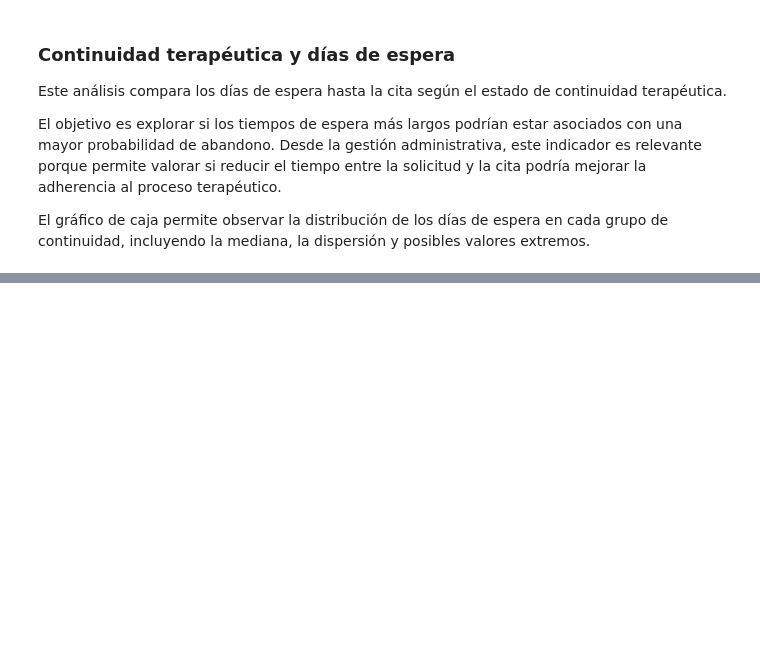
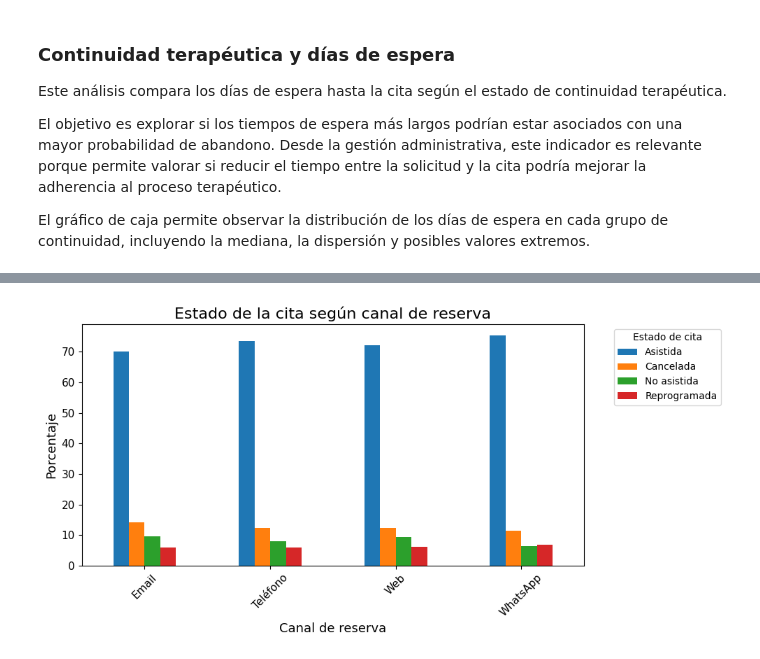
Before and after one commit to martalm67/clinimind-analytics, a Jupyter notebook: notebooks/02_analisis_exploratorio.ipynb, the cells around one changed output, grey strips where cells are left out. Cells and saved outputs as stored; diff of their text form; code cells hidden in the pictures; blank space fills up the shorter version.

```diff
--- a/notebooks/02_analisis_exploratorio.ipynb
+++ b/notebooks/02_analisis_exploratorio.ipynb
@@ -478,0 +687,5 @@ El gráfico de caja permite observar la distribución de los días de espera en
+# %%
+# CANAL DE RESERVA VS ESTADO DE CITA
+canal_estado = pd.crosstab(df["canal_reserva"], df["estado_cita"], normalize="index") * 100
+canal_estado = canal_estado.round(2)
+canal_estado
@@ -478,0 +699,14 @@ El gráfico de caja permite observar la distribución de los días de espera en
+# %%
+# GRAFICO CANAL DE RESERVA VS ESTADO DE CITA
+canal_estado.plot(kind="bar", figsize=(10, 5))
+
+plt.title("Estado de la cita según canal de reserva", fontsize=16)
+plt.xlabel("Canal de reserva", fontsize=13)
+plt.ylabel("Porcentaje", fontsize=13)
+plt.xticks(rotation=45, fontsize=11)
+plt.yticks(fontsize=11)
+plt.legend(title="Estado de cita", bbox_to_anchor=(1.05, 1), loc="upper left")
+plt.tight_layout()
+plt.show()
+# %% [output]
+[figure, added]
```
Also changed, not shown: parts of 45 cells of this notebook.
